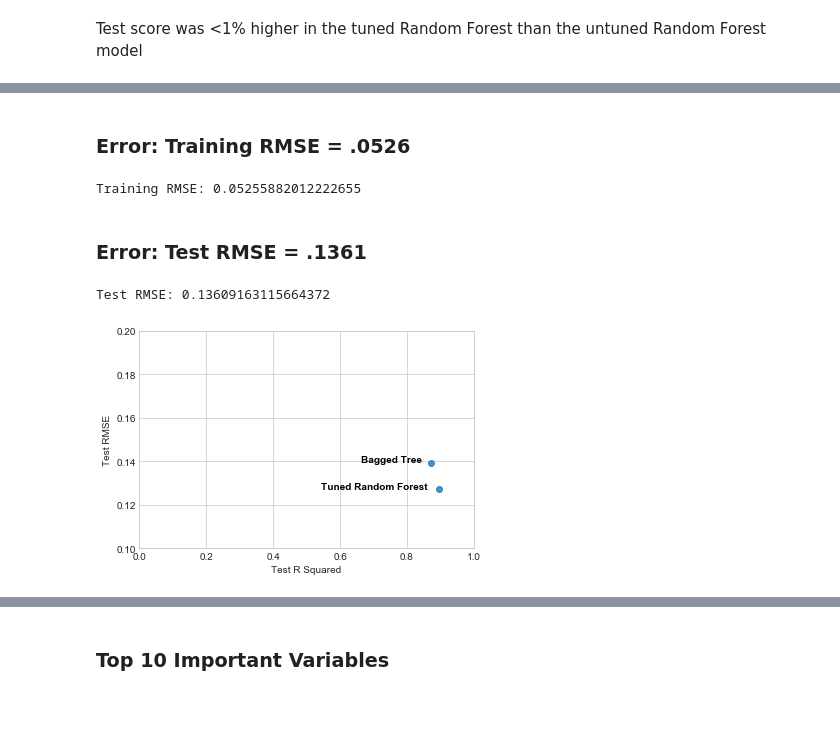
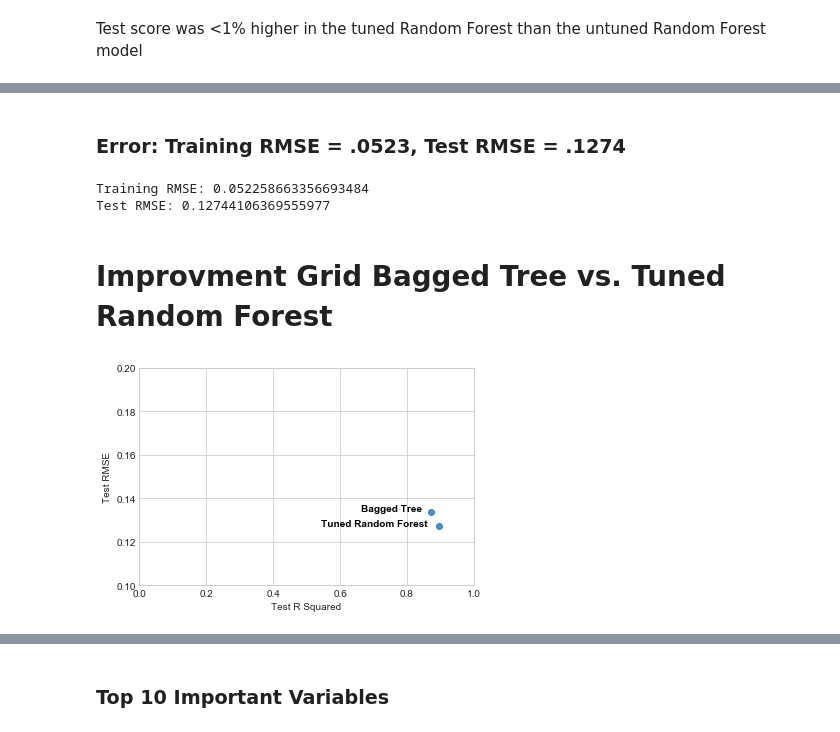
Before and after one commit to reflexiveprophecy/Kaggle_Predict_Ames_Iowa_Housing_Prices, a Jupyter notebook: Attacking with Random Forest! Universal dataset.ipynb, the cells around one changed output, grey strips where cells are left out. Saved outputs shown, nothing was run; the diff lists cells and outputs as text; code cells hidden in the pictures; blank space fills up the shorter version.

```diff
--- a/Attacking with Random Forest! Universal dataset.ipynb
+++ b/Attacking with Random Forest! Universal dataset.ipynb
@@ -410,7 +397,7 @@ Test RMSE: 0.13943889797618808
 # %%
 r = np.array([.7729,.8716])
 rmse = np.array([.1854, .1394])
-
+sns.set_style(style = 'whitegrid')
 fig, ax = plt.subplots()
 sns.regplot(x=r, y=rmse, label = 'label', fit_reg=False)
 plt.text(.7729 - .17, .1854, "Unbagged", horizontalalignment='left', size='medium', color='black', weight='semibold')
@@ -551,29 +538,27 @@ Test Score: 0.877668748922
 # %% [markdown]
-### Error: Training RMSE = .0526
+### Error: Training RMSE = .0523, Test RMSE = .1274
 # %%
 from sklearn.metrics import mean_squared_error
 
 print('Training RMSE:' , math.sqrt(mean_squared_error(y_train, rf_tree.predict(x_train))))
+print('Test RMSE:', math.sqrt(mean_squared_error(y_test, rf_tree.predict(x_test))))
 # %% [output]
-Training RMSE: 0.05255882012222655
+Training RMSE: 0.052258663356693484
+Test RMSE: 0.12744106369555977
-# %% [markdown]
-### Error: Test RMSE = .1361
-# %%
-print('Test RMSE:', math.sqrt(mean_squared_error(y_test, rf_tree.predict(x_test))))
-# %% [output]
-Test RMSE: 0.13609163115664372
+# %% [markdown]
+# Improvment Grid Bagged Tree vs. Tuned Random Forest
 # %%
 r = np.array([.8716, .8943])
-rmse = np.array([.1394, .1274])
+rmse = np.array([.1339, .1274])
 
 
 fig, ax = plt.subplots()
 sns.regplot(x=r, y=rmse, fit_reg=False)
-plt.text(.8716 - .21, .1394, "Bagged Tree", horizontalalignment='left', size='medium', color='black', weight='semibold')
+plt.text(.8716 - .21, .1339, "Bagged Tree", horizontalalignment='left', size='medium', color='black', weight='semibold')
 plt.text(.8943 - .35, .1274, "Tuned Random Forest", horizontalalignment='left', size='medium', color='black', weight='semibold')
 ax.set(xlabel='Test R Squared', ylabel='Test RMSE')
 ax.set_xlim(0,1)
 ax.set_ylim(0.1000,0.2)
 plt.show()
 # %% [output]
-[figure, old version]
+[figure, new version]
```
Also changed, not shown: parts of 19 cells of this notebook, 3 other files.
